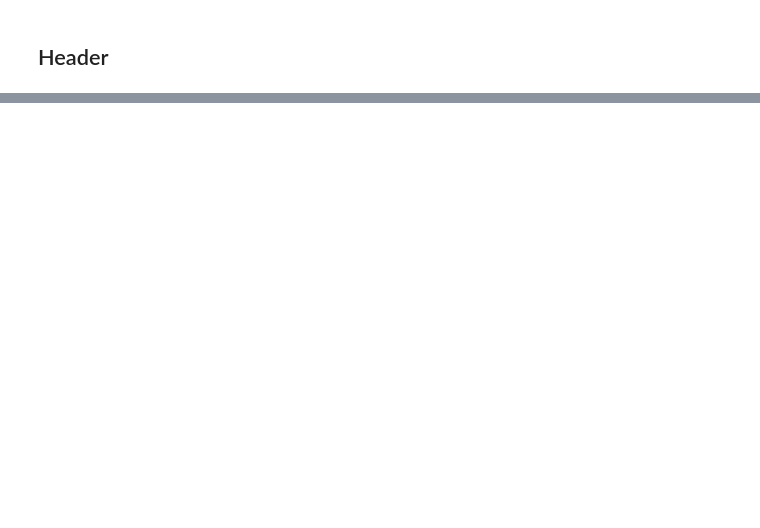
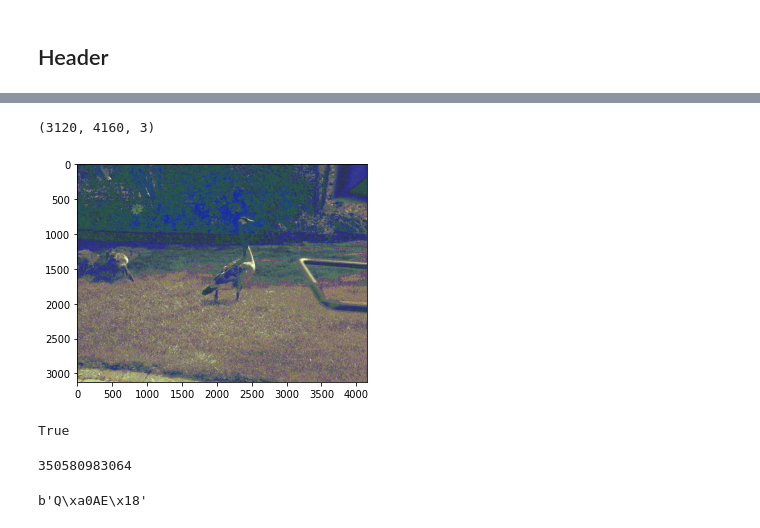
Before and after one commit to saisurbehera/bruh, a Jupyter notebook: Untitled.ipynb, the cells around one changed output, grey strips where cells are left out. Drawn from its saved outputs; the diff is of its cells as text; code cells hidden in the pictures; blank space fills up the shorter version.

```diff
--- a/Untitled.ipynb
+++ b/Untitled.ipynb
@@ -462,0 +705,42 @@ while len(binary_content_temp)>0:
+# %%
+image_float = np.float32(demosaicked_image)
+
+# Normalize the image data to [0, 1] if your ForwardMatrix expects that range
+image_float /= 255.0
+
+# Reshape the image to a 2D array where each row is a BGR pixel
+h, w, _ = image_float.shape
+image_reshaped = image_float.reshape((-1, 3))
+
+# Apply the ForwardMatrix to each BGR vector
+# Since OpenCV uses BGR order, we need to reverse the columns of the matrix
+forward_matrix_BGR = forward_matrix[:, [2, 1, 0]]
+
+# Perform the matrix multiplication
+corrected_pixels = np.dot(image_reshaped, forward_matrix_BGR.T)
+
+# Ensure the pixel values are still within [0, 1]
+corrected_pixels = np.clip(corrected_pixels, 0, 1)
+
+# Reshape the corrected_pixels back to the original image shape
+corrected_image = corrected_pixels.reshape((h, w, 3))
+
+# Convert back to an 8-bit image if you want to display it with OpenCV
+corrected_image = (corrected_image * 255).astype(np.uint8)
+
+# Display the corrected image
+cv2.imshow('Corrected Image', corrected_image)
+# %%
+corrected_image.shape
+# %% [output]
+(3120, 4160, 3)
+# %%
+import matplotlib.pyplot as plt
+plt.imshow(corrected_image)  # Use 'gray' for grayscale images
+plt.show()
+# %% [output]
+[figure, added]
+# %%
+cv2.imwrite("demosaicing.jpeg",demosaicked_image)
+# %% [output]
+True
@@ -462,0 +749,5 @@ while len(binary_content_temp)>0:
+# %%
+
+int.from_bytes(raw_data[:5], byteorder='big')
+# %% [output]
+350580983064
@@ -462,0 +786,4 @@ while len(binary_content_temp)>0:
+# %%
+raw_data[:5]
+# %% [output]
+b'Q\xa0AE\x18'
```
Also changed, not shown: parts of 227 cells of this notebook, 21 other files.
